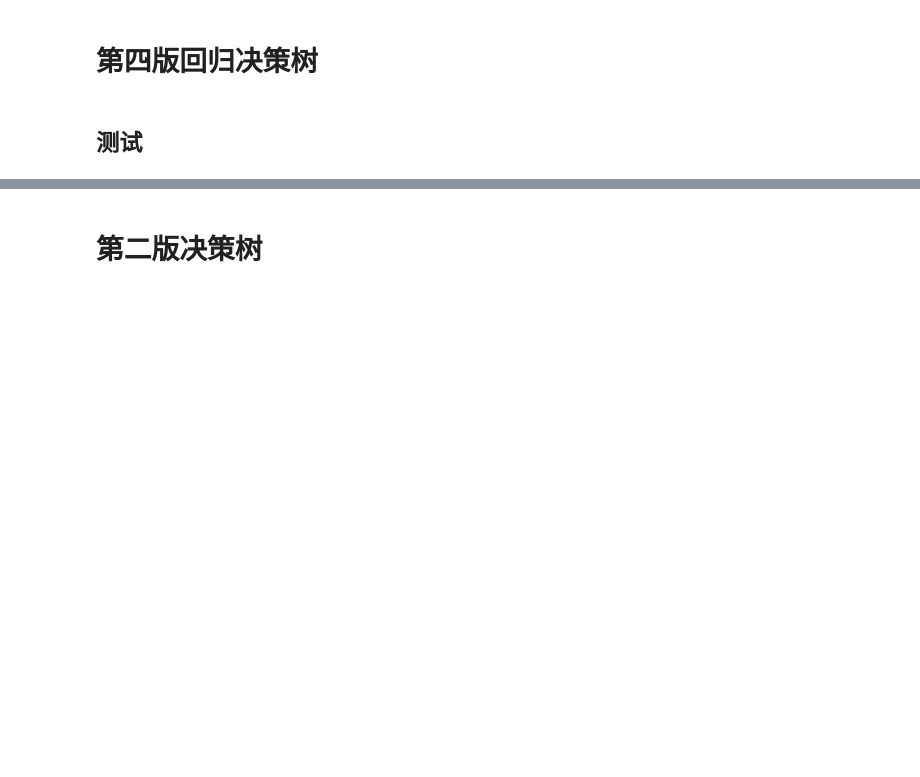
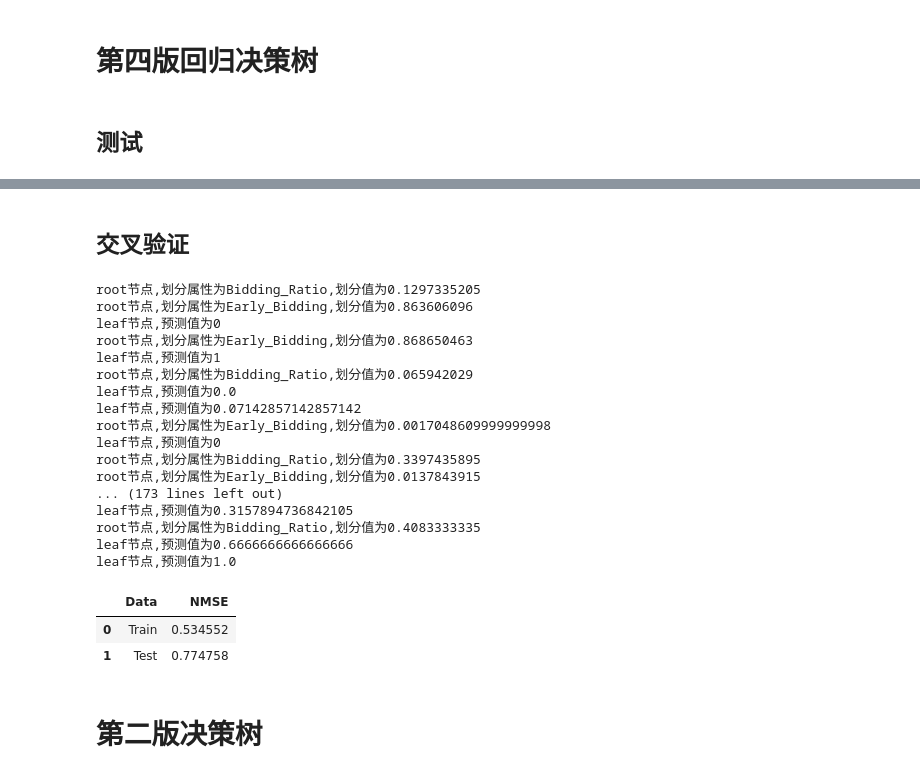
Before and after one commit to Circle-Wang/Decision_tree, a Jupyter notebook: 2021_5_11.ipynb, the cells around one changed output, grey strips where cells are left out. Cells and saved outputs as stored; diff of their text form; code cells hidden in the pictures; blank space fills up the shorter version.

```diff
--- a/2021_5_11.ipynb
+++ b/2021_5_11.ipynb
@@ -29,13 +29,13 @@ class ID3Tree:
 
 
     # label需要是DataFrame
-    def fit(self, data, label, largest_layer):
+    def fit(self, data, label, largest_layer = 5):
         self.data = pd.concat([data, label], axis=1)
         self.columns = list(self.data.columns)
         self.label = label.columns[0]
         self.largest_layer = largest_layer
         self.root = self.buildtree(self.data, 1)
-        self.print_tree(self.root)
+        # self.print_tree(self.root)
 
     # 打印树
     def print_tree(self, root):
@@ -69,7 +69,7 @@ class ID3Tree:
         best_gain = -999
         for split_value in Ta:
             D1 = df[df[column] <= split_value]
-            D2 =df[df[column] > split_value]
+            D2 = df[df[column] > split_value]
             entropy_D1 = self.entropy(D1[self.label].tolist())
             entropy_D2 = self.entropy(D2[self.label].tolist())
             entropy_DA = len(D1)/len(df) * entropy_D1 + len(D2)/len(df) * entropy_D2
@@ -148,3 +166,45 @@ print(test_label.values.squeeze())
+# %% [markdown]
+## 交叉验证
+# %%
+# y需要是数据框
+def CVR(reg,X,y,Z=10,seed=1010):
+    np.random.seed(seed)
+    # 从np.repeat(np.arange(Z), np.ceil(len(y)/Z))数组中抽取，长度为len(y)的样本，不可重复
+    m = np.random.choice(np.repeat(np.arange(Z), np.ceil(len(y)/Z)), len(y), replace=False)
+    p0 = np.ones(len(y))
+    pcv= np.ones(len(y))
+    p0 = reg.fit(X,y)
+    p0 = reg.predictDf(X) #模型预测值
+    NMSE0 = np.sum((p0-y.values.squeeze())**2)/np.sum((np.mean(y.values.squeeze())-y.values.squeeze())**2)
+    for i in range(Z):
+        pcv[m == i] = reg.fit(X[m != i], y[m != i])
+        pcv[m == i] = reg.predictDf(X[m == i]) # pcv[m==i]的长度是len(y)/Z
+        NMSEcv=np.sum((pcv-y.values.squeeze())**2)/np.sum((np.mean(y.values.squeeze())-y.values.squeeze())**2)
+    return pd.DataFrame({"Data":["Train","Test"],"NMSE": [NMSE0, NMSEcv]})
+
+a = ID3Tree()
+CVR(a, data, label)
+# %% [output]
+root节点,划分属性为Bidding_Ratio,划分值为0.1297335205
+root节点,划分属性为Early_Bidding,划分值为0.863606096
+leaf节点,预测值为0
+root节点,划分属性为Early_Bidding,划分值为0.868650463
+leaf节点,预测值为1
+root节点,划分属性为Bidding_Ratio,划分值为0.065942029
+leaf节点,预测值为0.0
+leaf节点,预测值为0.07142857142857142
+root节点,划分属性为Early_Bidding,划分值为0.0017048609999999998
+leaf节点,预测值为0
+root节点,划分属性为Bidding_Ratio,划分值为0.3397435895
+root节点,划分属性为Early_Bidding,划分值为0.0137843915
+... (173 lines left out)
+leaf节点,预测值为0.3157894736842105
+root节点,划分属性为Bidding_Ratio,划分值为0.4083333335
+leaf节点,预测值为0.6666666666666666
+leaf节点,预测值为1.0
+|  | Data | NMSE |
+| 0 | Train | 0.534552 |
+| 1 | Test | 0.774758 |
 # %% [markdown]
 # 第二版决策树
 # %% [markdown]
```
Also changed, not shown: parts of 1 cell of this notebook.
